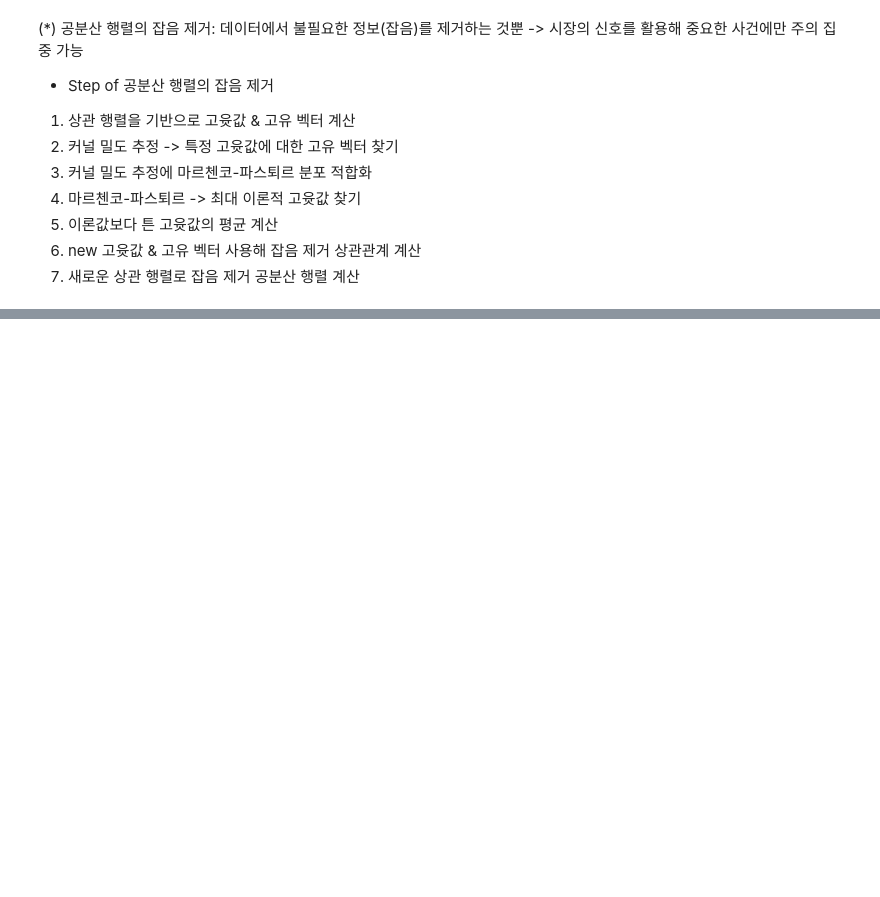
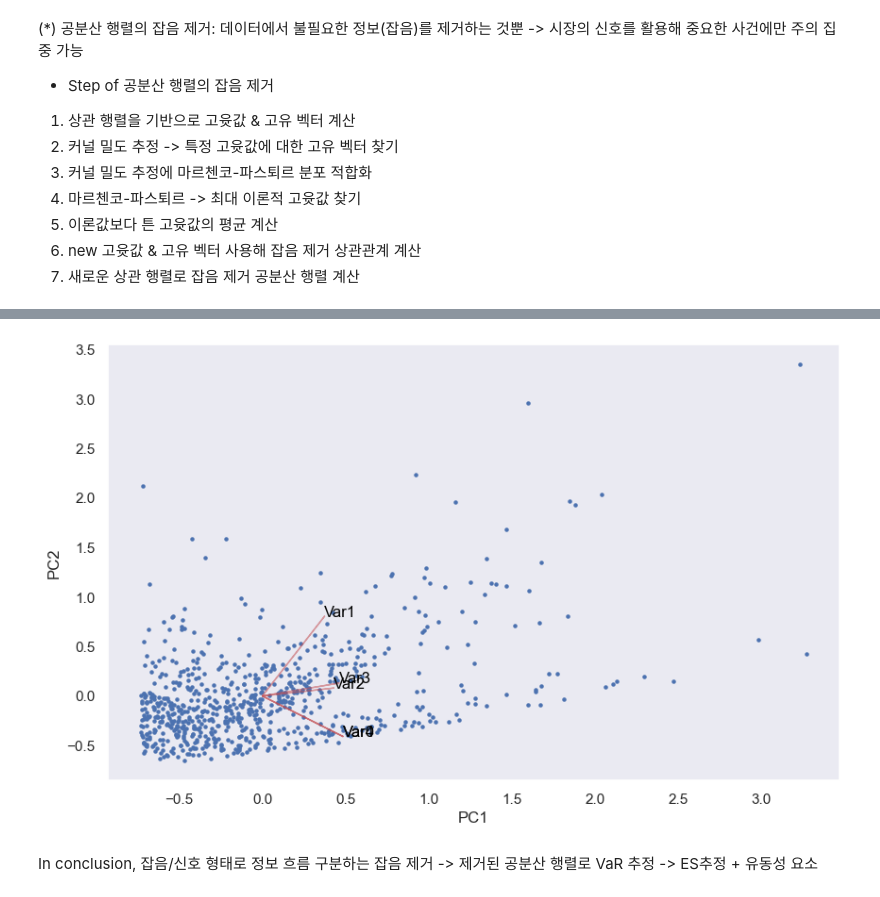
Before and after one commit to serah6057-beep/ML-For-Risk-Management, a Jupyter notebook: Ch5.ipynb, the cells around one changed output, grey strips where cells are left out. Saved outputs shown, nothing was run; the diff lists cells and outputs as text; code cells hidden in the pictures; blank space fills up the shorter version.

```diff
--- a/Ch5.ipynb
+++ b/Ch5.ipynb
@@ -334,0 +466,14 @@ plotting(corr_coef, q)
+# %%
+def ES_parametric(initial_investment, conf_level):
+    ES_params=[]
+    alpha=-norm.ppf(1-conf_level, stocks_returns_mean, port_std)
+    for i,j in zip(stocks.columns,range(len(stocks.columns))):
+        VaR_param=(initial_investment*alpha)[j]
+        ES_param=(1/(1-conf_level))*norm.expect(lambda x: VaR_param, lb=conf_level)
+        ES_params.append(ES_param)
+    return ES_params
+# %%
+ES_params=ES_parametric(initial_investment, conf_level)
+k=1.96
+for i,j in zip(range(len(symbols)),symbols):
+    print('The liquidity Adjusted ES of {} is {}'.format(j, ES_params[i]+(df.loc[j].values[0]/2)*(cross_sec_mean_corr+k*std_corr)))
@@ -334,0 +523,26 @@ plotting(corr_coef, q)
+# %%
+def myplot(score, coeff, labels=None):
+    xs=score[:,0]
+    ys=score[:,1]
+    n=coeff.shape[0]
+    scalex=1.0/(xs.max()-xs.min())
+    scaley=1.0/(ys.max()-ys.min())
+    plt.scatter(xs*scalex*4, ys*scaley*4, s=5)
+    for i in range(n):
+        plt.arrow(0,0,coeff[i,0],coeff[i,1],color='r',alpha=0.5)
+        if labels is None:
+            plt.text(coeff[i,0],coeff[i,1],"Var"+str(i),color='black')
+        else:
+            plt.text(coeff[i,0],coeff[i,1],'Var'+str(i),color='black')
+        plt.xlabel("PC{}".format(1))
+        plt.ylabel("PC{}".format(2))
+        plt.grid()
+# %%
+spread_measures_scaled_df=pd.DataFrame(spread_meas_scaled, columns=spread_meas.columns)
+myplot(np.array(spread_measures_scaled_df)[:,0:2], np.transpose(pca.components_[0:2,:]),
+       list(spread_measures_scaled_df.columns))
+plt.show()
+# %% [output]
+[figure, added]
+# %% [markdown]
+In conclusion, 잡음/신호 형태로 정보 흐름 구분하는 잡음 제거 -> 제거된 공분산 행렬로 VaR 추정 -> ES추정 + 유동성 요소
```
Also changed, not shown: parts of 30 cells of this notebook.
